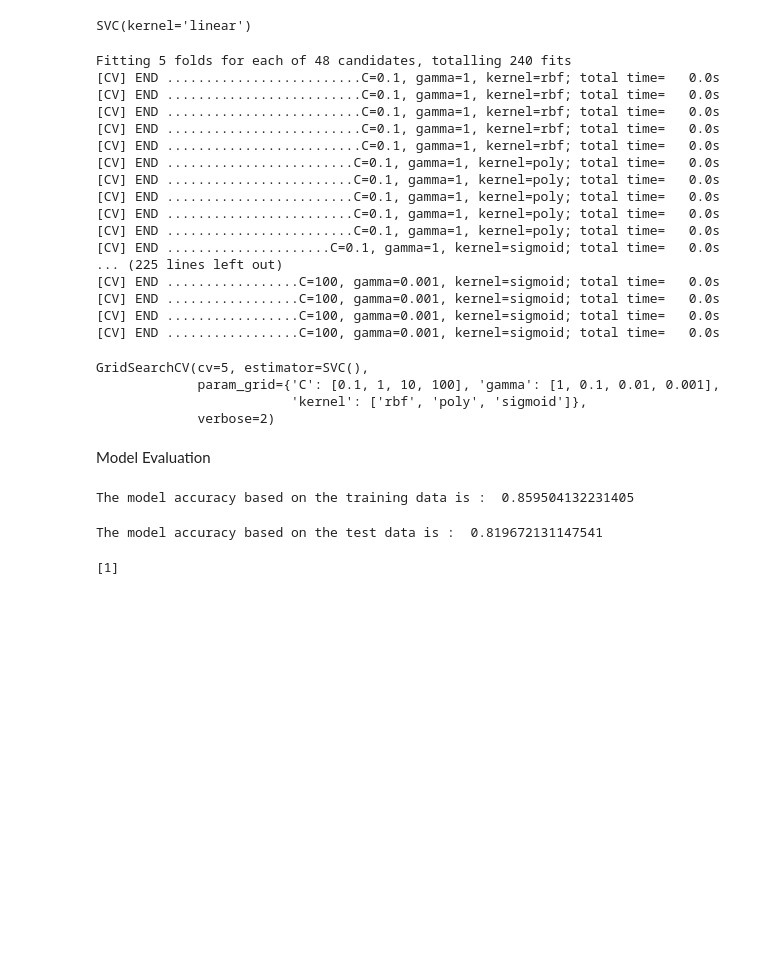
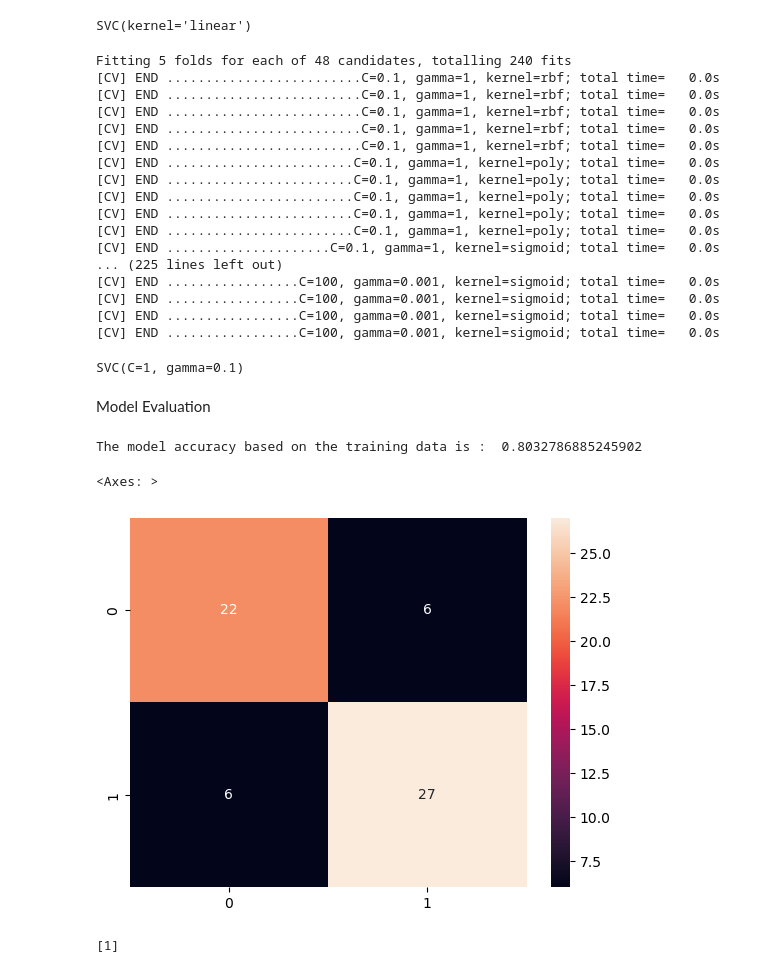
Before and after one commit to Kennethdsouza11/Disease-Prediction, a Jupyter notebook: heart_disease_model.ipynb, the cells around one changed output. Cells and saved outputs as stored; diff of their text form; code cells hidden in the pictures; blank space fills up the shorter version.

```diff
--- a/heart_disease_model.ipynb
+++ b/heart_disease_model.ipynb
@@ -187,6 +187,8 @@ param_grid = {
 }
 grid = GridSearchCV(SVC(), param_grid, refit=True, verbose=2, cv=5)
 grid.fit(X_train, Y_train)
+best_svm_model = grid.best_estimator_
+best_svm_model.fit(X_train,Y_train)
 # %% [output]
 Fitting 5 folds for each of 48 candidates, totalling 240 fits
 [CV] END .........................C=0.1, gamma=1, kernel=rbf; total time=   0.0s
@@ -205,24 +207,24 @@ Fitting 5 folds for each of 48 candidates, totalling 240 fits
 [CV] END .................C=100, gamma=0.001, kernel=sigmoid; total time=   0.0s
 [CV] END .................C=100, gamma=0.001, kernel=sigmoid; total time=   0.0s
 [CV] END .................C=100, gamma=0.001, kernel=sigmoid; total time=   0.0s
-GridSearchCV(cv=5, estimator=SVC(),
-             param_grid={'C': [0.1, 1, 10, 100], 'gamma': [1, 0.1, 0.01, 0.001],
-                         'kernel': ['rbf', 'poly', 'sigmoid']},
-             verbose=2)
+SVC(C=1, gamma=0.1)
 # %% [markdown]
 Model Evaluation
 # %%
-X_train_prediction = model.predict(X_train)
-X_train_prediction_accuracy = accuracy_score(X_train_prediction, Y_train)
-print("The model accuracy based on the training data is : ", X_train_prediction_accuracy)
+Y_pred_tuned = best_svm_model.predict(X_test)
+Y_pred_tuned_accuracy = accuracy_score(Y_test, Y_pred_tuned)
+print("The model accuracy based on the training data is : ", Y_pred_tuned_accuracy)
 # %% [output]
-The model accuracy based on the training data is :  0.859504132231405
+The model accuracy based on the training data is :  0.8032786885245902
-# %%
-X_test_prediction = model.predict(X_test)
-X_test_prediction_accuracy = accuracy_score(X_test_prediction, Y_test)
-print("The model accuracy based on the test data is : ", X_test_prediction_accuracy)
-# %% [output]
-The model accuracy based on the test data is :  0.819672131147541
+# %%
+from sklearn.metrics import confusion_matrix
+cf_matrix = confusion_matrix(Y_test, Y_pred_tuned)
+
+import seaborn as sns
+sns.heatmap(cf_matrix, annot = True)
+# %% [output]
+<Axes: >
+[figure, added]
 # %%
 input_data = (44,1,2,130,233,0,1,179,1,0.4,2,0,2)
 
```
Also changed, not shown: parts of 1 cell of this notebook, 7 other files.
